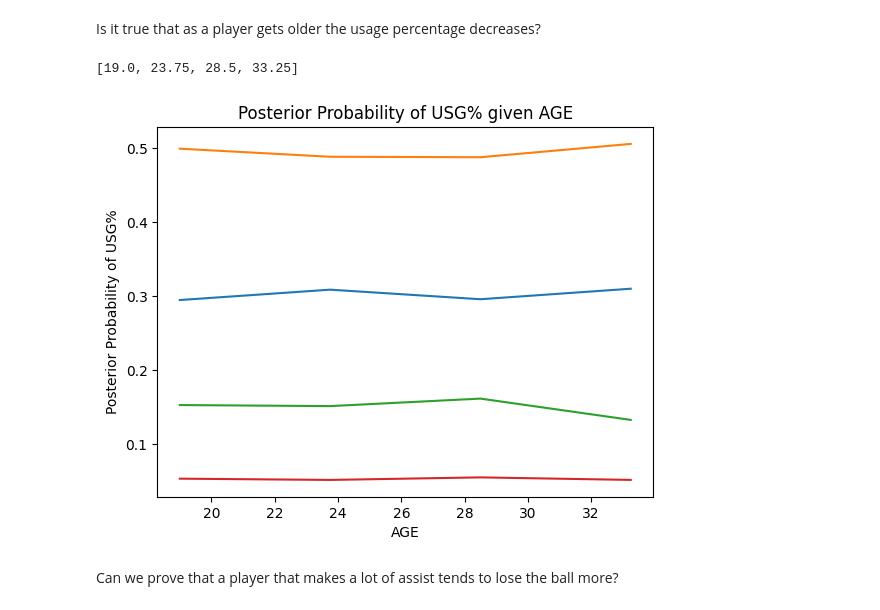
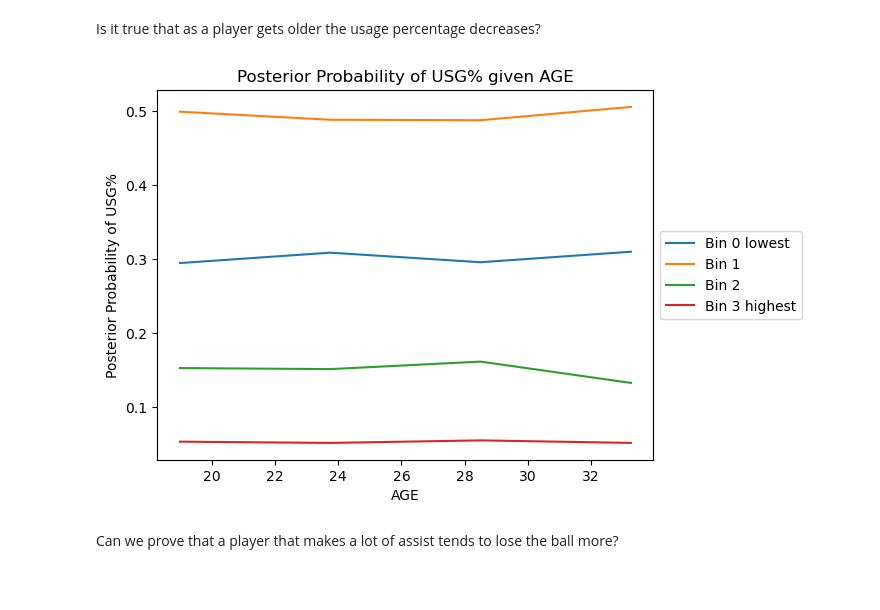
Before and after one commit to CacioCavalloIsNotReal/FAIKR_project_NBA, a Jupyter notebook: project.ipynb, the cells around one changed output. Saved outputs shown, nothing was run; the diff lists cells and outputs as text; code cells hidden in the pictures; blank space fills up the shorter version.

```diff
--- a/project.ipynb
+++ b/project.ipynb
@@ -728,25 +706,8 @@ plt.show()
 # %% [markdown]
 Is it true that as a player gets older the usage percentage decreases?
-# %%
-# posterior_p = infer.query(['USG%'], evidence={'AGE': 0})
-# print(posterior_p)
-
-age_range = range(0, bins)
-posterior_probabilities = []
-
-for age in age_range:
-    posterior_p = infer.query(['USG%'], evidence={'AGE': age})
-    posterior_probabilities.append(posterior_p.values)
-
-real_range = [ age_retrival(i, df = df_final) for i in age_range ]
-print(real_range)
-plt.plot(real_range, posterior_probabilities)
-plt.xlabel('AGE')
-plt.ylabel('Posterior Probability of USG%')
-plt.title('Posterior Probability of USG% given AGE')
-plt.show()
-# %% [output]
-[19.0, 23.75, 28.5, 33.25]
-[figure, removed]
+# %%
+plot_graph('USG%', 'AGE')
+# %% [output]
+[figure, added]
 # %% [markdown]
 Can we prove that a player that makes a lot of assist tends to lose the ball more?
```
Also changed, not shown: parts of 12 cells of this notebook.
